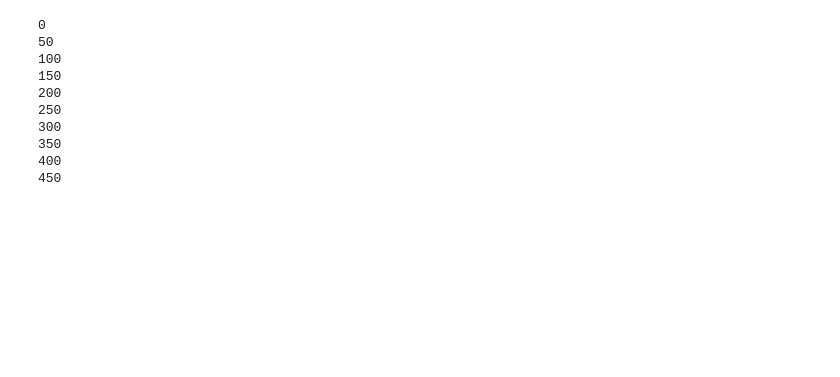
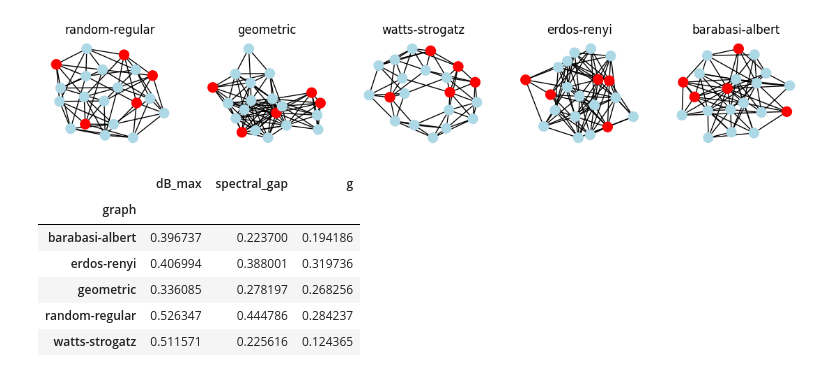
Before and after one commit to ardenpalme/Dissertation, a Jupyter notebook: graphs.ipynb, the cells around one changed output. Saved outputs shown, nothing was run; the diff lists cells and outputs as text; code cells hidden in the pictures; blank space fills up the shorter version.

```diff
--- a/graphs.ipynb
+++ b/graphs.ipynb
@@ -24,25 +24,20 @@ from lib.config import BASE_CONF, GLOBAL_SEED, NUM_NODES
 from lib.metrics import effective_mixing, MetricsCalculator
 from lib.utils import fetch_dataset, dirichlet_partition
 # %%
-def calc_constants(W, H, B, gamma_vec, pi_t, beta_C=0.1):
+def calc_constants(W, H, B, gamma_vec, pi_t):
     Wb, pi, lam = effective_mixing(W, H, gamma_vec, pi_t)
     dp = dirichlet_partition(global_dataset['y_train'], NUM_NODES, config['data_heterogeneity'], rng('dir', 'data', 'graphs'))
     dB_max = max(W[i, B].sum() for i in H) if len(B) else 0.0
-
-    alphas = 0.5
-    mu = 1
-    r_ub = np.clip((((alphas * mu) / (4*dB_max))-beta_C)/(1-beta_C), 0, 1)
-
-    return dict(dB_max=dB_max, r_ub=r_ub)
+    return dict(dB_max=dB_max)
 # %%
 config = copy.deepcopy(BASE_CONF)
-b = 9
+b = 5
 config['graph_weights'] = 'MH_gen'
 config['graph_args'] = {
     'ba_m': 5,
     'ws_k': 6,
     'ws_p': 0.1,
-    'rand_reg_deg':10,
+    'rand_reg_deg':b+1,
     'geom_radius':0.6,
     'er_p':min(1.0, 3.0 * np.log(NUM_NODES) / NUM_NODES),
 }
@@ -52,8 +47,8 @@ pi_t = (1 - gamma) * np.full(NUM_NODES, 1.0/NUM_NODES)
 config['graph_args']['MH_target_pi'] = pi_t
 
 # Notebook Variables
-graphs = ['random-regular','watts-strogatz', 'geometric', 'erdos-renyi', 'barabasi-albert']
-local_seed = 111
+graphs = ['random-regular', 'geometric', 'watts-strogatz', 'erdos-renyi', 'barabasi-albert']
+local_seed = 333
 # %%
 global_dataset = fetch_dataset('MNIST')
 mc = MetricsCalculator(config, global_dataset, rng('mc','exp11'))
@@ -66,30 +61,37 @@ ax.set_title("Stationary Weight Distribution")
 plt.close()
 # %%
 fig, ax = plt.subplots(1,5, figsize=(14,2))
-df = pd.DataFrame()
+rows = []
+running = True
 for i in range(500):
-    if i%50 == 0: print(i)
-    for g in graphs:
-        try:
-            metrics = {'graph_type':g}
-            G,W,B,H = gf.create_graph(g, config['graph_weights'], local_seed+(37*i) , **config['graph_args'])
-            metrics.update(calc_constants(W, H, B, gamma, pi_t, beta_C=0.2))
-            metrics.update(calc_graph_metrics(W,H,gamma,pi_t))
-            # df[g]= metrics
-            # add_graph_plot(G,B,ax[i])
-            # ax[i].set_title(g)
-        except:
-            print(g)
-df = df.T
-plt.close()
+    if running:
+        for g_idx, g in enumerate(graphs):
+            try:
+                metrics = {'graph':g}
+                G,W,B,H = gf.create_graph(g, config['graph_weights'], local_seed+(37*i) , **config['graph_args'])
+                metrics.update(calc_constants(W, H, B, gamma, pi_t))
+                metrics.update(calc_graph_metrics(W,H,gamma,pi_t))
+                rows.append(metrics)
+                if i == 0:
+                    add_graph_plot(G,B,ax[g_idx])
+                    ax[g_idx].set_title(g)
+            except Exception as e:
+                print(f"Une erreur est survenue: {e}")
+                print(f"in iter {i}: failed to calculate metrics on {g} graph")
+                running = False
+                break
+if(running):
+    df = pd.DataFrame(rows).groupby('graph').agg('mean')
+    plt.show()
+    display(df)
+else:
+    plt.close()
 # %% [output]
-0
-50
-100
-150
-200
-250
-300
-350
-400
-450
+[figure, added]
+|  | dB_max | spectral_gap | g |
+| graph |  |  |  |
+| barabasi-albert | 0.396737 | 0.223700 | 0.194186 |
+| erdos-renyi | 0.406994 | 0.388001 | 0.319736 |
+| geometric | 0.336085 | 0.278197 | 0.268256 |
+| random-regular | 0.526347 | 0.444786 | 0.284237 |
+| watts-strogatz | 0.511571 | 0.225616 | 0.124365 |
```
Also changed, not shown: parts of 1 cell of this notebook, 2 other files.
